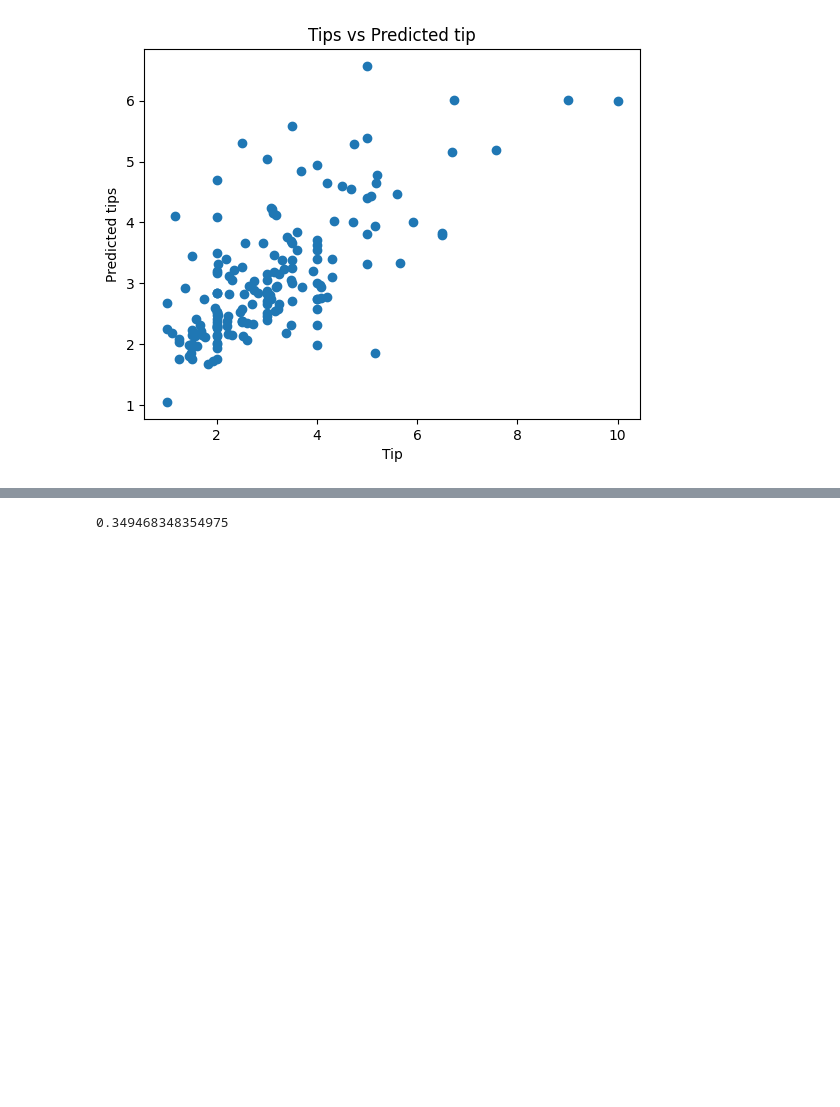
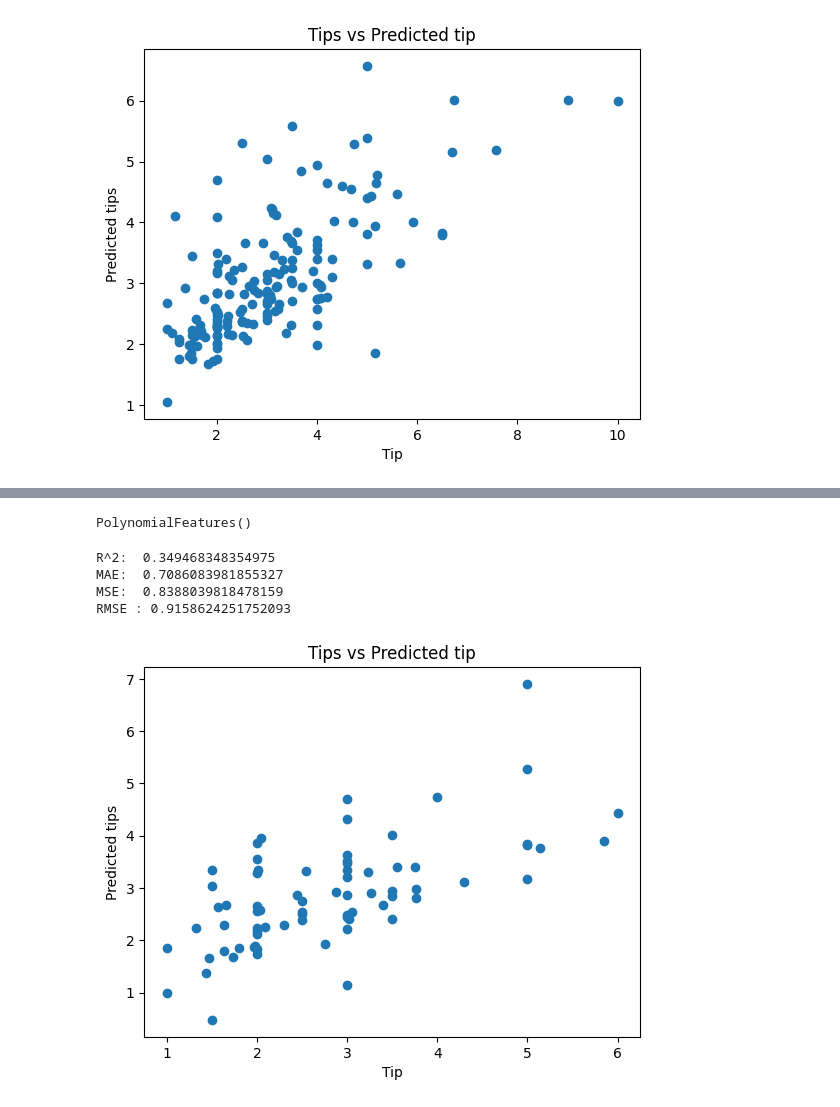
Before and after one commit to mohammadreza1408/machine_learning_with_python, a Jupyter notebook: tips-polynomial.ipynb, the cells around one changed output, grey strips where cells are left out. Saved outputs shown, nothing was run; the diff lists cells and outputs as text; code cells hidden in the pictures; blank space fills up the shorter version.

Commit message:
Kaggle Notebook | tips_Polynomial | Version 5

```diff
--- a/tips-polynomial.ipynb
+++ b/tips-polynomial.ipynb
@@ -281,13 +283,37 @@ plt.show()
 # %%
 from sklearn.preprocessing import PolynomialFeatures
+# %%
+K= df_reordered.drop(['tip'], axis =1)
+j = df_reordered['tip']
+# %%
+K_train,k_test,J_train,j_test=train_test_split(K,j,test_size=0.3,random_state=4)
+# %%
+poly=PolynomialFeatures()
+poly.fit(K_train,J_train)
+# %% [output]
+PolynomialFeatures()
 # %%
 poly_features=PolynomialFeatures(degree=2)
-Z_train_quadratic = poly_features.fit_transform(Z_train)
+K_train_quadratic = poly_features.fit_transform(K_train)
 quadratic = LinearRegression()
-quadratic.fit(Z_train_quadratic , w_train)
-w_train_predicted = quadratic.predict(Z_train_quadratic)
-w_test_predicted = quadratic.predict(poly_features.fit_transform(Z_test))
+quadratic.fit(K_train_quadratic , J_train)
+J_train_predicted = quadratic.predict(K_train_quadratic)
+J_test_predicted = quadratic.predict(poly_features.fit_transform(k_test))
-# %%
-metrics.r2_score(w_test,w_test_predicted)
-# %% [output]
-0.349468348354975
+# %%
+print('R^2: ',metrics.r2_score(j_test,J_test_predicted))
+print('MAE: ', metrics.mean_absolute_error(j_test,J_test_predicted))
+print('MSE: ',metrics.mean_squared_error(j_test,J_test_predicted))
+print('RMSE :',np.sqrt(metrics.mean_squared_error(j_test,J_test_predicted)))
+# %% [output]
+R^2:  0.349468348354975
+MAE:  0.7086083981855327
+MSE:  0.8388039818478159
+RMSE : 0.9158624251752093
+# %%
+plt.scatter(j_test,J_test_predicted)
+plt.xlabel("Tip")
+plt.ylabel("Predicted tips")
+plt.title("Tips vs Predicted tip")
+plt.show()
+# %% [output]
+[figure, added]
```
Also changed, not shown: parts of 1 cell of this notebook.
